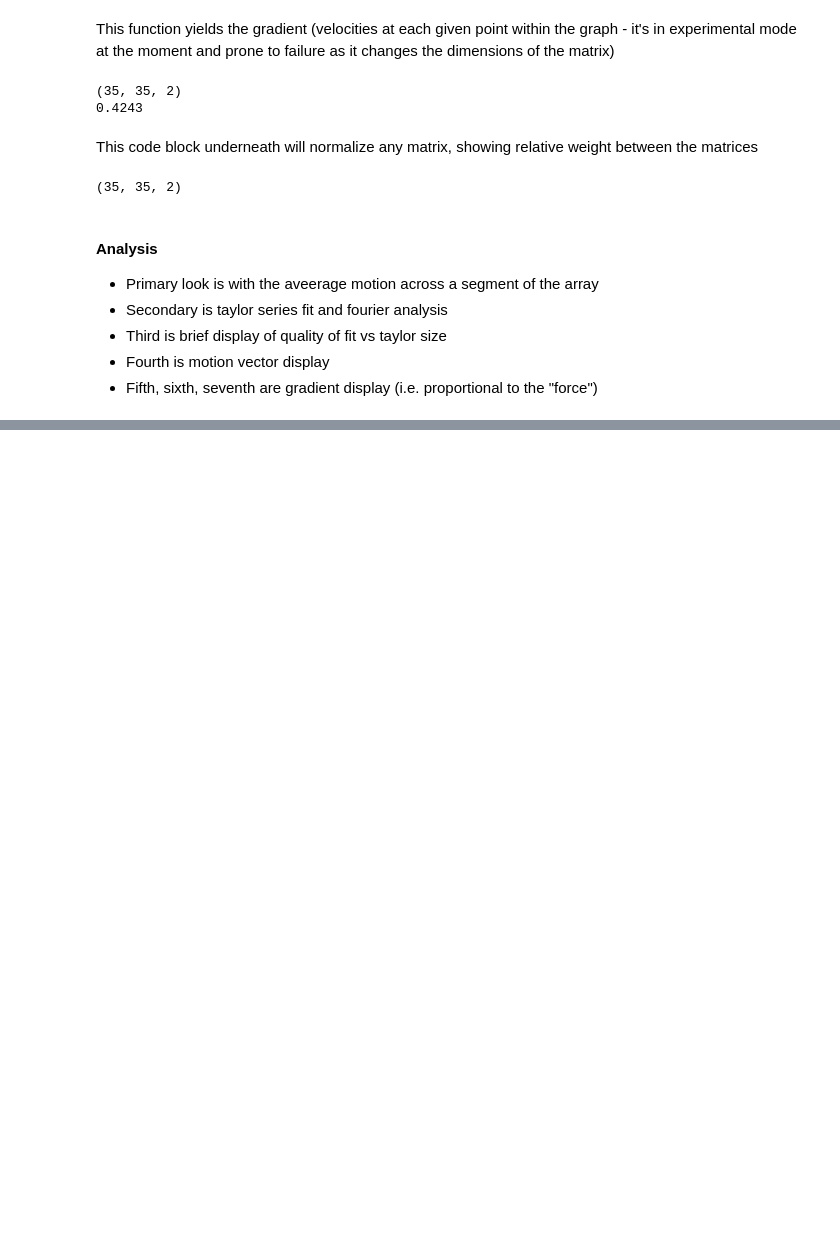
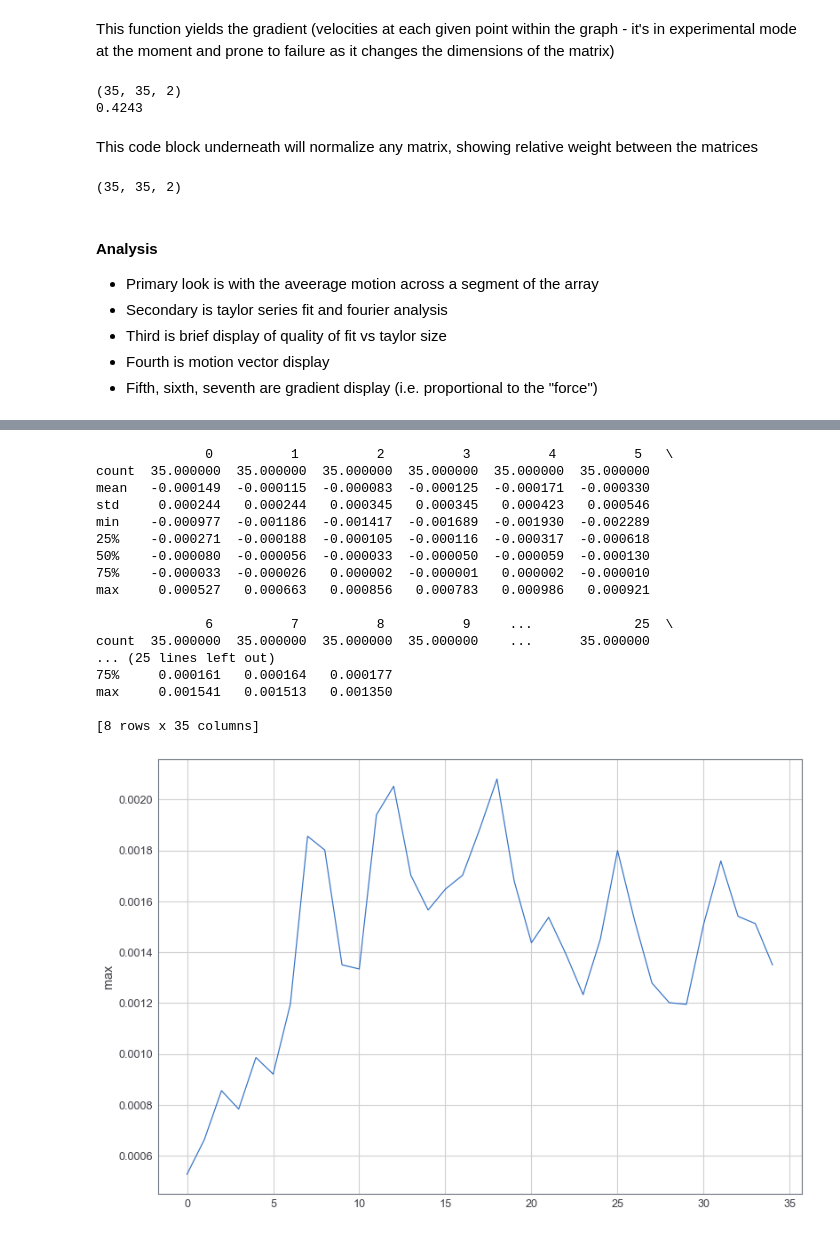
Before and after one commit to trdougherty/Quant_Mo, a Jupyter notebook: quomo_notebook.ipynb, the cells around one changed output, grey strips where cells are left out. Cells and saved outputs as stored; diff of their text form; code cells hidden in the pictures; blank space fills up the shorter version.

```diff
--- a/quomo_notebook.ipynb
+++ b/quomo_notebook.ipynb
@@ -235,3 +240,27 @@ plt.show()
+# %%
+print(motion_d.describe())
+sns.lineplot(x=motion_d.index, y=motion_d.describe().loc['max'])
+#g = sns.jointplot(x=motion_d.index, y=motion_d.columns, data=motion_d, color="m")
+plt.show()
+# %% [output]
+              0          1          2          3          4          5   \
+count  35.000000  35.000000  35.000000  35.000000  35.000000  35.000000
+mean   -0.000149  -0.000115  -0.000083  -0.000125  -0.000171  -0.000330
+std     0.000244   0.000244   0.000345   0.000345   0.000423   0.000546
+min    -0.000977  -0.001186  -0.001417  -0.001689  -0.001930  -0.002289
+25%    -0.000271  -0.000188  -0.000105  -0.000116  -0.000317  -0.000618
+50%    -0.000080  -0.000056  -0.000033  -0.000050  -0.000059  -0.000130
+75%    -0.000033  -0.000026   0.000002  -0.000001   0.000002  -0.000010
+max     0.000527   0.000663   0.000856   0.000783   0.000986   0.000921
+
+              6          7          8          9     ...             25  \
+count  35.000000  35.000000  35.000000  35.000000    ...      35.000000
+... (25 lines left out)
+75%     0.000161   0.000164   0.000177
+max     0.001541   0.001513   0.001350
+
+[8 rows x 35 columns]
+[figure, added]
 # %%
 plt.contourf(A[...,1], 20, cmap='binary');
 plt.colorbar();
```
Also changed, not shown: parts of 13 cells of this notebook, 1 other file.
